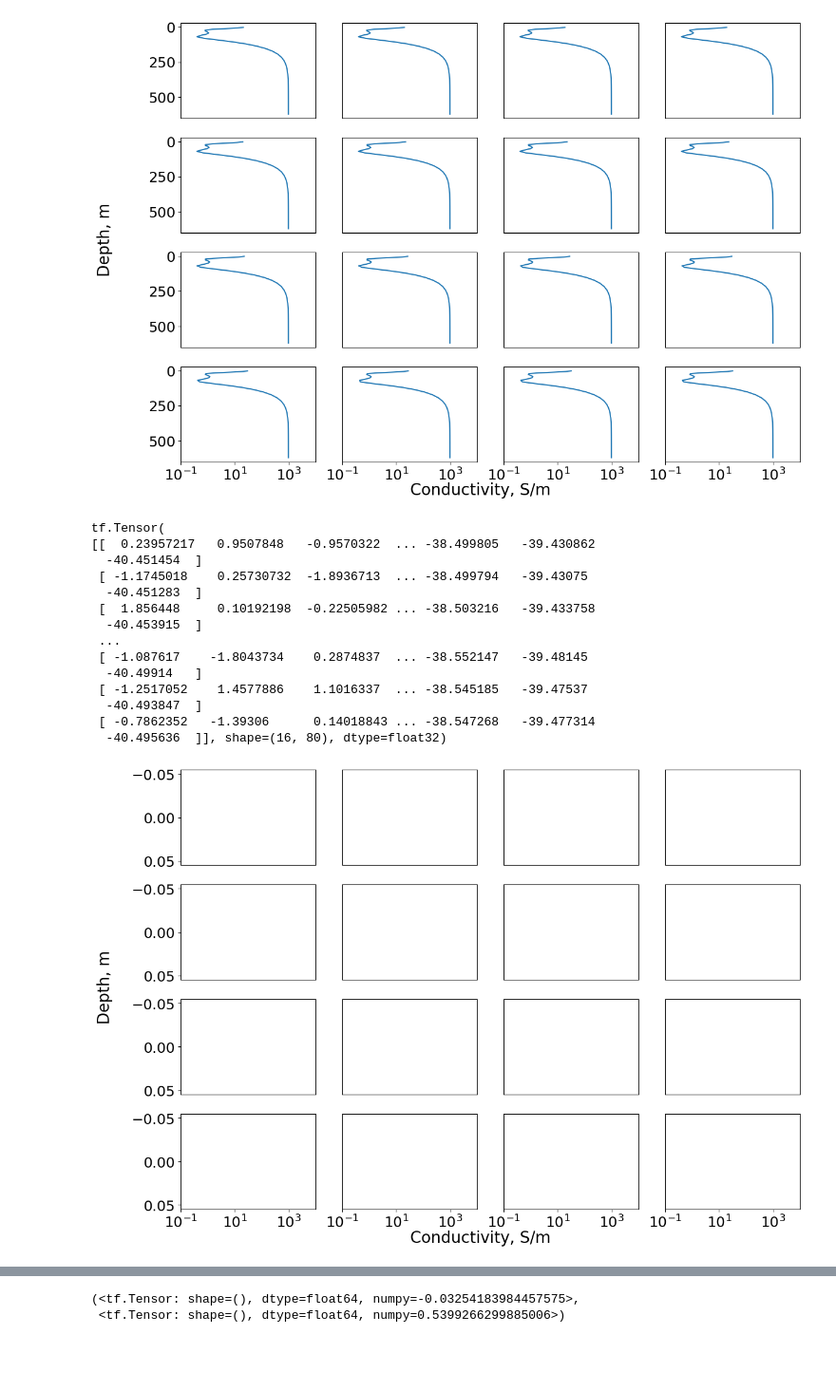
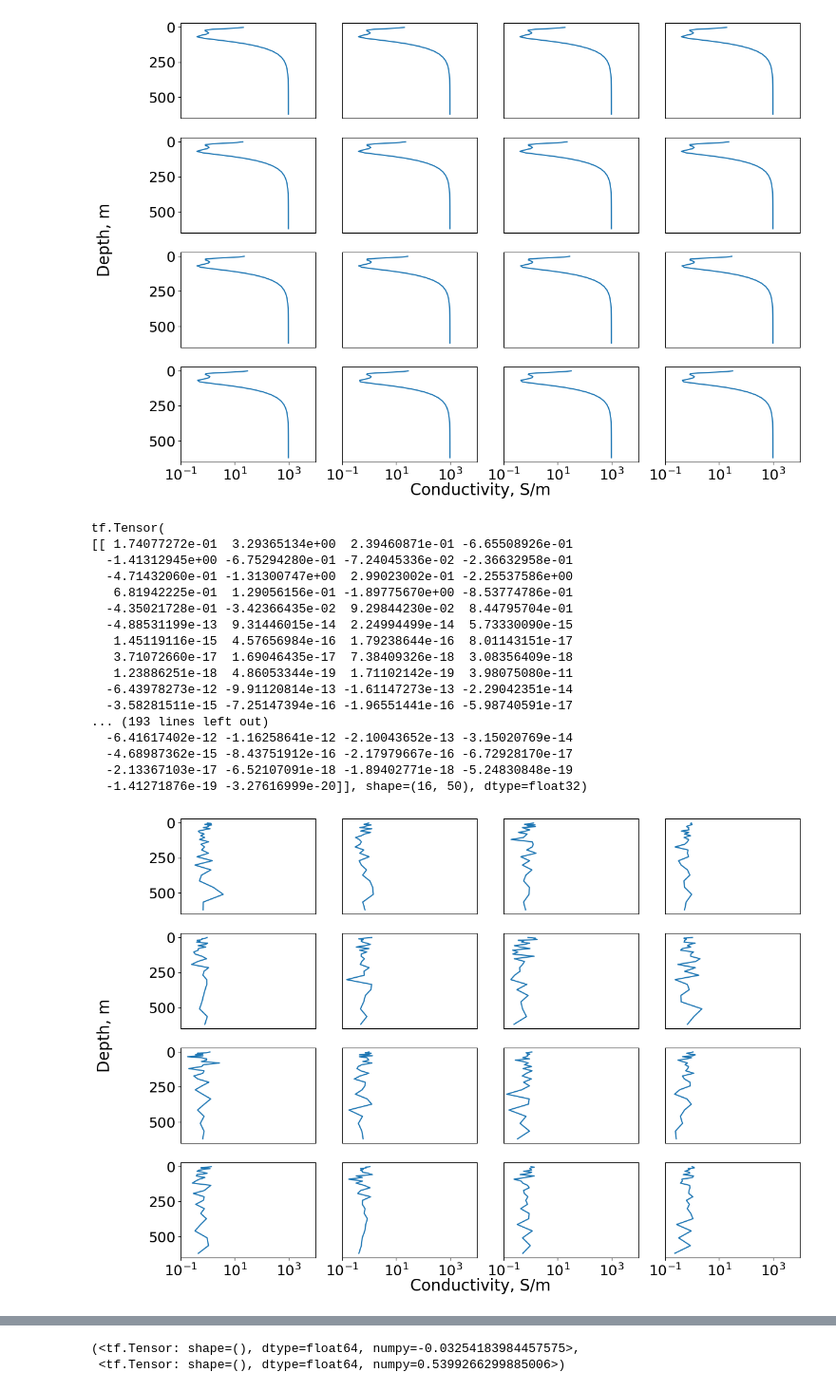
Before and after one commit to sarafhirsch/EM-CVAE-Graduate_Research, a Jupyter notebook: MT_64_Updated.ipynb, the cells around one changed output, grey strips where cells are left out. Shown at 95% size. Saved outputs shown, nothing was run; the diff lists cells and outputs as text; code cells hidden in the pictures; blank space fills up the shorter version.

Commit message:
Implemented gradient calculation and validation data

```diff
--- a/MT_64_Updated.ipynb
+++ b/MT_64_Updated.ipynb
@@ -209,12 +209,12 @@ x_test1_log = preprocess('Line2_Central_Conductivity.npy')
 # print(x_train_log)
 
 x_train_raw_log = preprocess('Line1_Central_Observations.npy')
-# x_validate_raw_log = preprocess('Line3_Central_Observations.npy')
+x_validate_raw_log = preprocess('Line3_Central_Observations.npy')
 # x_test_raw_log = preprocess('Line2_Central_Observations.npy')
 #print(x_train_raw_log)
 
 x_train_raw = network.model_to_tanhs(x_train_raw_log)
-# x_validate_raw = network.model_to_tanhs(x_validate_raw_log)
+x_validate_raw = network.model_to_tanhs(x_validate_raw_log)
 # x_test_raw = network.model_to_tanhs(x_test_raw_log)
 # print(x_train_raw)
 
@@ -246,6 +246,7 @@ print(np.max(x_train))
 x_train1 = x_train[0:100,]
 x_validate1 = x_validate[0:100,]
 x_train_raw1 = x_train_raw[0:100,]
+x_validate_raw1 = x_validate_raw[0:100,]
 print(x_train_raw1)
 # %% [output]
 [[[-0.14382031]
@@ -285,7 +286,7 @@ raw_train_data = network.predict_tanh(x_train_raw1)
 print("raw_train_data", raw_train_data)
 
 validate_data = network.predict_tanh(x_validate1)
-log_validate_data = tf.math.log(-validate_data)
+raw_validate_data = network.predict_tanh(x_validate_raw1)
 
 # test1_data = network.predict_tanh(x_test1)
 # log_test1_data = tf.math.log(-test1_data)
@@ -300,11 +301,11 @@ BATCH_SIZE = 80
 
 train_dataset = tf.data.Dataset.from_tensor_slices((
     tf.cast(x_train1, tf.float32),
-    tf.cast(log_train_data, tf.float32))).shuffle(10000).batch(BATCH_SIZE)
+    tf.cast(raw_train_data, tf.float32))).shuffle(10000).batch(BATCH_SIZE)
 
 validate_dataset = tf.data.Dataset.from_tensor_slices((
     tf.cast(x_validate1, tf.float32),
-    tf.cast(log_validate_data, tf.float32))).shuffle(10000).batch(x_validate1.shape[0])
+    tf.cast(raw_validate_data, tf.float32))).shuffle(10000).batch(x_validate1.shape[0])
 
 # though the data vary over several orders of magnitude,
 # they don't vary so much within one frequency.
@@ -738,26 +726,29 @@ vae.plot_logs(np.exp(network.tanhs_to_model(x_validate[0:16])), depths=depths)
 [figure]
 # %%
 z_model = network.reparameterize(*network.encode(x_validate[0:16]))
-z_data = log_validate_data[0:16]
+z_data = raw_validate_data[0:16]
 zmd = tf.concat((z_model,z_data),-1)
 print(zmd)
 network.plot_models(latent=zmd)
 # %% [output]
 tf.Tensor(
-[[  0.23957217   0.9507848   -0.9570322  ... -38.499805   -39.430862
-  -40.451454  ]
- [ -1.1745018    0.25730732  -1.8936713  ... -38.499794   -39.43075
-  -40.451283  ]
- [  1.856448     0.10192198  -0.22505982 ... -38.503216   -39.433758
-  -40.453915  ]
- ...
- [ -1.087617    -1.8043734    0.2874837  ... -38.552147   -39.48145
-  -40.49914   ]
- [ -1.2517052    1.4577886    1.1016337  ... -38.545185   -39.47537
-  -40.493847  ]
- [ -0.7862352   -1.39306      0.14018843 ... -38.547268   -39.477314
-  -40.495636  ]], shape=(16, 80), dtype=float32)
+[[ 1.74077272e-01  3.29365134e+00  2.39460871e-01 -6.65508926e-01
+  -1.41312945e+00 -6.75294280e-01 -7.24045336e-02 -2.36632958e-01
+  -4.71432060e-01 -1.31300747e+00  2.99023002e-01 -2.25537586e+00
+   6.81942225e-01  1.29056156e-01 -1.89775670e+00 -8.53774786e-01
+  -4.35021728e-01 -3.42366435e-02  9.29844230e-02  8.44795704e-01
+  -4.88531199e-13  9.31446015e-14  2.24994499e-14  5.73330090e-15
+   1.45119116e-15  4.57656984e-16  1.79238644e-16  8.01143151e-17
+   3.71072660e-17  1.69046435e-17  7.38409326e-18  3.08356409e-18
+   1.23886251e-18  4.86053344e-19  1.71102142e-19  3.98075080e-11
+  -6.43978273e-12 -9.91120814e-13 -1.61147273e-13 -2.29042351e-14
+  -3.58281511e-15 -7.25147394e-16 -1.96551441e-16 -5.98740591e-17
+... (193 lines left out)
+  -6.41617402e-12 -1.16258641e-12 -2.10043652e-13 -3.15020769e-14
+  -4.68987362e-15 -8.43751912e-16 -2.17979667e-16 -6.72928170e-17
+  -2.13367103e-17 -6.52107091e-18 -1.89402771e-18 -5.24830848e-19
+  -1.41271876e-19 -3.27616999e-20]], shape=(16, 50), dtype=float32)
-[figure, old version]
+[figure, new version]
 # %%
 def minmax(x): return tf.reduce_min(x), tf.reduce_max(x)
 # %%
```
Also changed, not shown: parts of 23 cells of this notebook, 14 other files.
